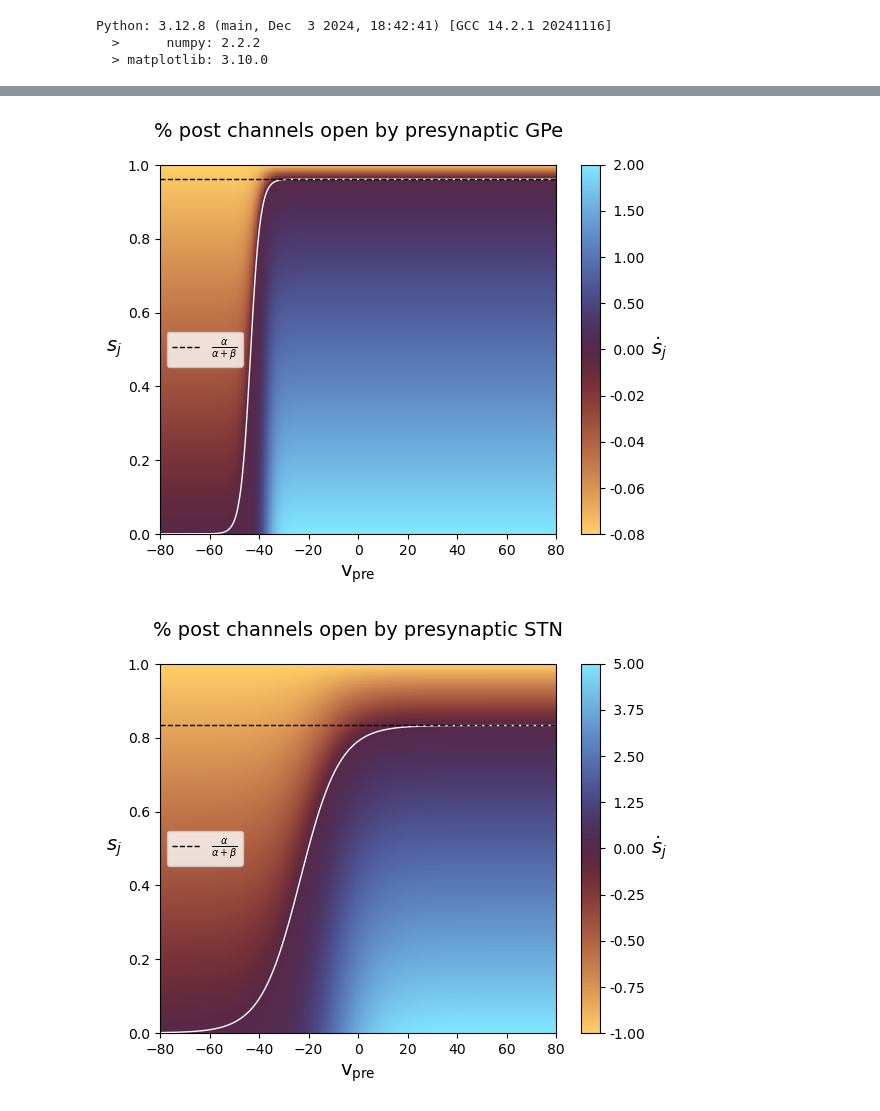
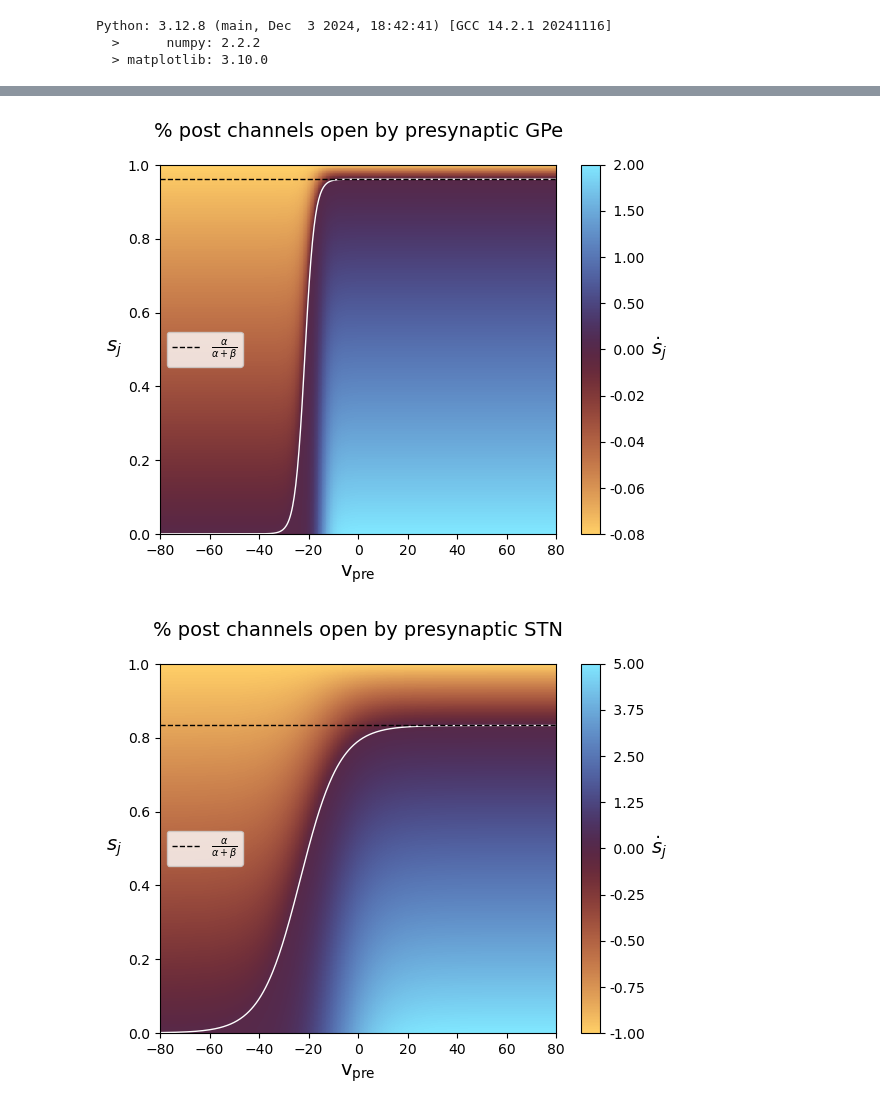
Before and after one commit to NemoInfo/NeuroModelSandbox, a Jupyter notebook: rubin_terman/rt.ipynb, the cells around one changed output, grey strips where cells are left out. Saved outputs shown, nothing was run; the diff lists cells and outputs as text; code cells hidden in the pictures.

```diff
--- a/rubin_terman/rt.ipynb
+++ b/rubin_terman/rt.ipynb
@@ -104,36 +104,36 @@ plt.show()
 a = np.array([2.  , 5.])
 b = np.array([ .08, 1.])
 theta_g  = np.array([ 20.,  30.])
-theta_gH = np.array([-57., -39.])
+theta_gH = np.array([-35., -39.])
 sigma_gH = np.array([  2.,   8.])
 pre_type = ["GPe", "STN"]
 
 y1=np.linspace(-80, 80, 500)
 y2=np.linspace(-0 , 1 , 500)
 X,Y=np.meshgrid(y1,y2)
 
 for a, b, theta_g, theta_gH, sigma_gH, pre_type in zip(a, b, theta_g, theta_gH, sigma_gH, pre_type):
     H_inf = lambda v: 1 / (1 + np.exp(-(v - theta_gH)/sigma_gH))
     sj_inf = a * H_inf(y1 - theta_g) / (a * H_inf(y1 - theta_g) + b)
 
 
     v = a * H_inf(y1[None,:] - theta_g) * (1 - y2[:,None]) - b *y2[:,None]
 
     vmin, vmax = v.min(), v.max()
     norm = mpl.colors.TwoSlopeNorm(vmin=vmin, vcenter=0, vmax=vmax)
     pcm = plt.pcolormesh(X, Y, v, cmap="managua", norm=norm, shading="auto")
     ticks = np.concatenate((np.linspace(vmin, 0, 5), np.linspace(0, vmax, 5)[1:]))
     cbar = plt.colorbar(pcm, ticks=ticks,
                  format=lambda x, _: f"{x:.2f}" if x < 0 else f" {x:.2f}")
     cbar.set_label(r"$\dot s_j$", rotation=0, fontsize=14, labelpad=10, va='center')
     plt.plot(y1, sj_inf, "w", lw=1)
     plt.plot(y1, np.ones_like(y1) * a / (a + b), "k--", lw=1, label=r"$\frac{\alpha}{\alpha + \beta}$")
     plt.title(f"% post channels open by presynaptic {pre_type}", fontsize=14, pad=20)
     plt.xlabel(r"$\rm{v_{pre}}$", fontsize=14)
     plt.ylabel("$s_j$", rotation=0, fontsize=14, labelpad=10, va='center')
     plt.legend(loc="center left")
     plt.savefig(f"syn_pre_{pre_type}.png")
     plt.show()
 # %% [output]
-[figure, old version]
+[figure, new version]
 [figure]
```
Also changed, not shown: parts of 4 cells of this notebook, 2 other files.
